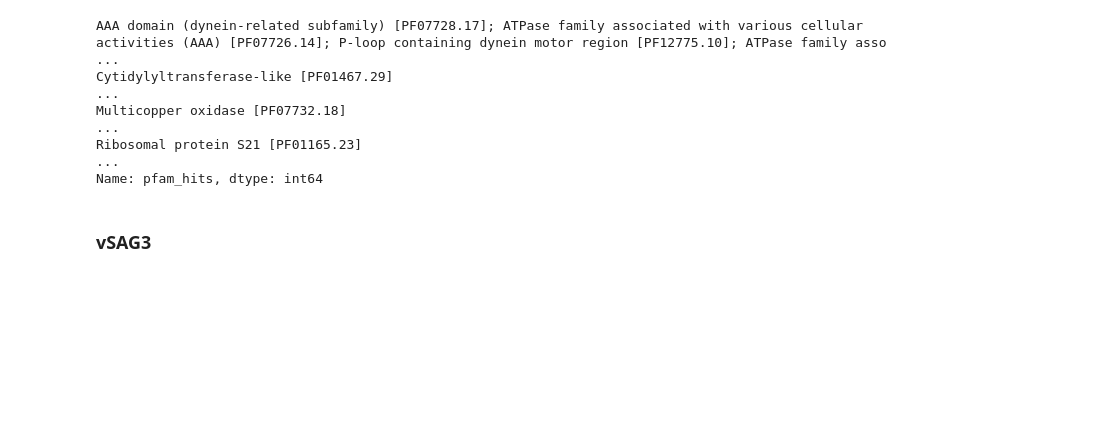
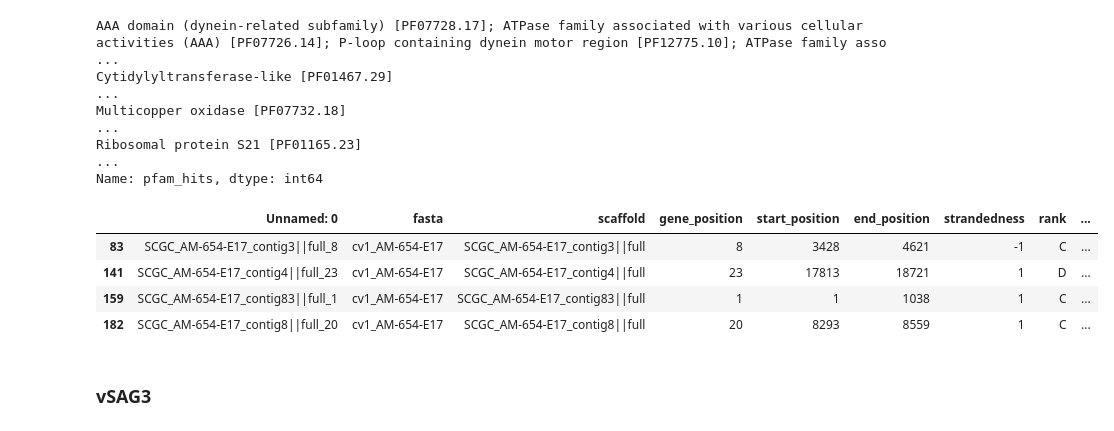
Before and after one commit to mdherring/OMZ_MH_Analysis, a Jupyter notebook: 12_dramv_genome_summaries.ipynb, the cells around one changed output. Drawn from its saved outputs; the diff is of its cells as text; code cells hidden in the pictures; blank space fills up the shorter version.

```diff
--- a/12_dramv_genome_summaries.ipynb
+++ b/12_dramv_genome_summaries.ipynb
@@ -192,6 +210,14 @@ Cytidylyltransferase-like [PF01467.29]
 Multicopper oxidase [PF07732.18]                                                                                                                                                                         ...
 Ribosomal protein S21 [PF01165.23]                                                                                                                                                                       ...
 Name: pfam_hits, dtype: int64
+# %%
+vsag2_amg
+# %% [output]
+|  | Unnamed: 0 | fasta | scaffold | gene_position | start_position | end_position | strandedness | rank | ... |
+| 83 | SCGC_AM-654-E17_contig3||full_8 | cv1_AM-654-E17 | SCGC_AM-654-E17_contig3||full | 8 | 3428 | 4621 | -1 | C | ... |
+| 141 | SCGC_AM-654-E17_contig4||full_23 | cv1_AM-654-E17 | SCGC_AM-654-E17_contig4||full | 23 | 17813 | 18721 | 1 | D | ... |
+| 159 | SCGC_AM-654-E17_contig83||full_1 | cv1_AM-654-E17 | SCGC_AM-654-E17_contig83||full | 1 | 1 | 1038 | 1 | C | ... |
+| 182 | SCGC_AM-654-E17_contig8||full_20 | cv1_AM-654-E17 | SCGC_AM-654-E17_contig8||full | 20 | 8293 | 8559 | 1 | C | ... |
 # %% [markdown]
 ### vSAG3
 # %%
```
Also changed, not shown: parts of 7 cells of this notebook.
